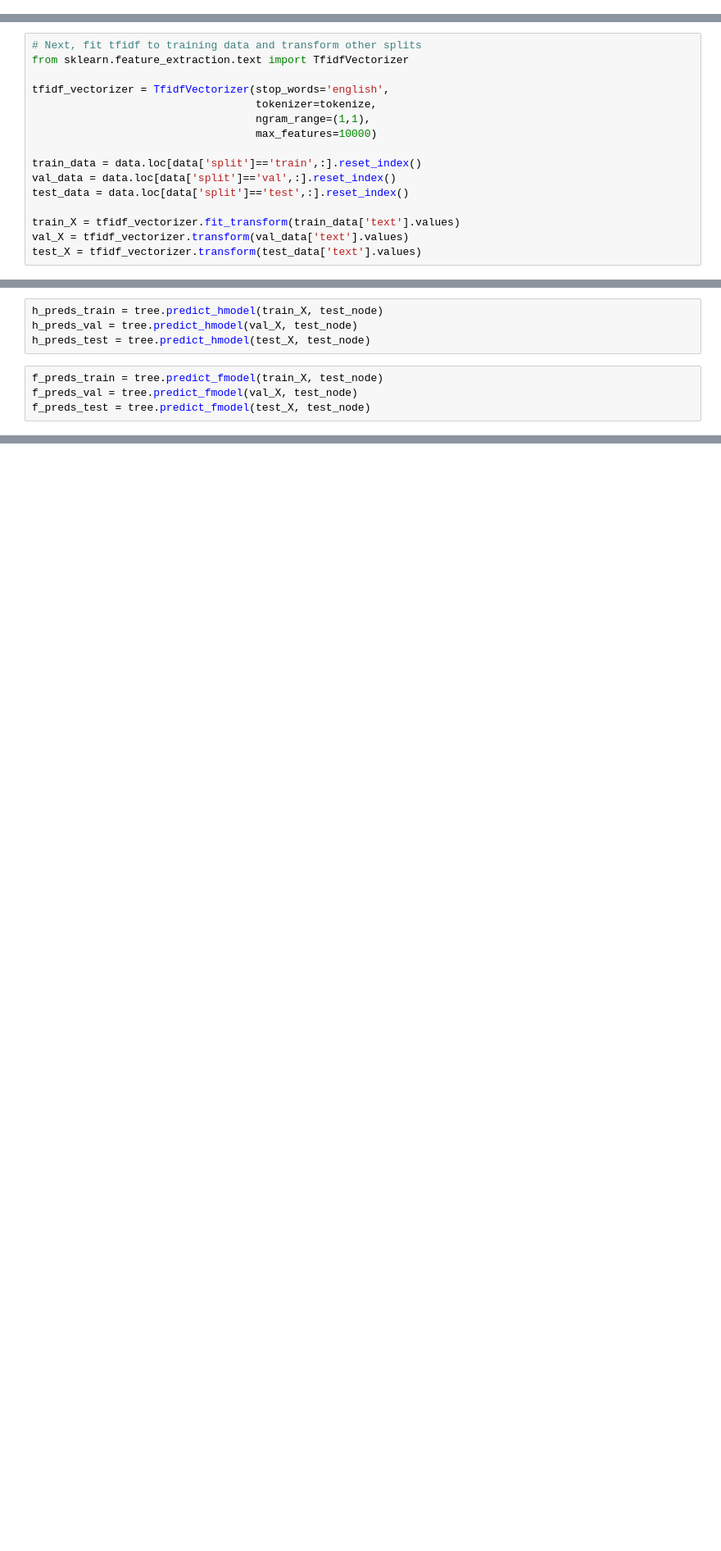
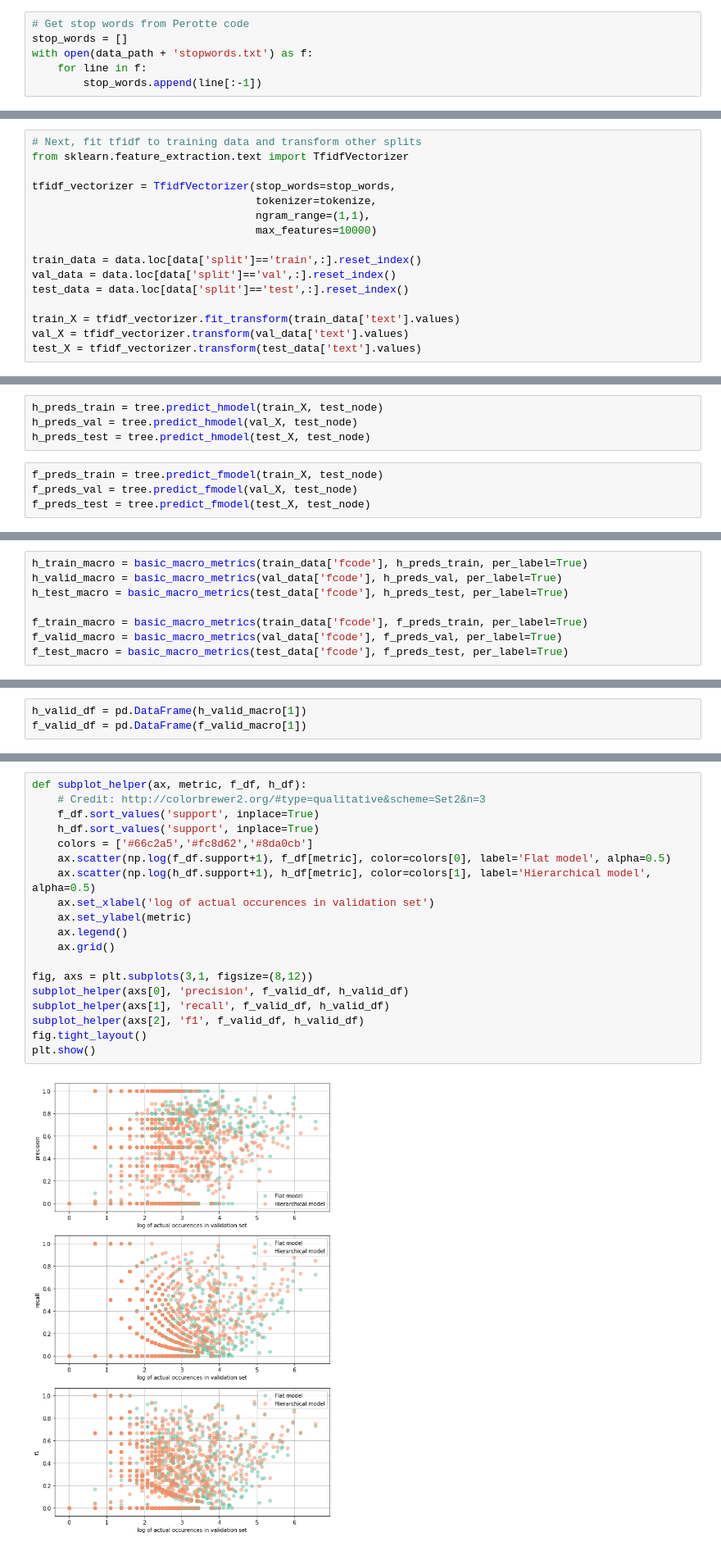
Before and after one commit to andrewdoss/cse6250-project, a Jupyter notebook: notebooks/svm-tests-MIMIC-III.ipynb, the cells around one changed output, grey strips where cells are left out. Shown at 82% size. Saved outputs shown, nothing was run; the diff lists cells and outputs as text; blank space fills up the shorter version.

Commit message:
Updated icd9, metrics, and analysis nb's

```diff
--- a/notebooks/svm-tests-MIMIC-III.ipynb
+++ b/notebooks/svm-tests-MIMIC-III.ipynb
@@ -27,0 +15,6 @@ data['text'] = data['text'].apply(preprocessor)
+# %%
+# Get stop words from Perotte code
+stop_words = []
+with open(data_path + 'stopwords.txt') as f:
+    for line in f:
+        stop_words.append(line[:-1])
@@ -31,7 +29,7 @@ For now, I will follow Perotte 2014 and use only the top 10,000 most frequent un
 # Next, fit tfidf to training data and transform other splits
 from sklearn.feature_extraction.text import TfidfVectorizer
 
-tfidf_vectorizer = TfidfVectorizer(stop_words='english',
+tfidf_vectorizer = TfidfVectorizer(stop_words=stop_words,
                                    tokenizer=tokenize,
                                    ngram_range=(1,1),
                                    max_features=10000)
@@ -145,0 +110,8 @@ Note: I am using the strict version of precision/recall where only exact code ma
+# %%
+h_train_macro = basic_macro_metrics(train_data['fcode'], h_preds_train, per_label=True)
+h_valid_macro = basic_macro_metrics(val_data['fcode'], h_preds_val, per_label=True)
+h_test_macro = basic_macro_metrics(test_data['fcode'], h_preds_test, per_label=True)
+
+f_train_macro = basic_macro_metrics(train_data['fcode'], f_preds_train, per_label=True)
+f_valid_macro = basic_macro_metrics(val_data['fcode'], f_preds_val, per_label=True)
+f_test_macro = basic_macro_metrics(test_data['fcode'], f_preds_test, per_label=True)
@@ -145,0 +149,3 @@ Note: I am using the strict version of precision/recall where only exact code ma
+# %%
+h_valid_df = pd.DataFrame(h_valid_macro[1])
+f_valid_df = pd.DataFrame(f_valid_macro[1])
@@ -145,0 +156,21 @@ Note: I am using the strict version of precision/recall where only exact code ma
+# %%
+def subplot_helper(ax, metric, f_df, h_df):
+    # Credit: http://colorbrewer2.org/#type=qualitative&scheme=Set2&n=3
+    f_df.sort_values('support', inplace=True)
+    h_df.sort_values('support', inplace=True)
+    colors = ['#66c2a5','#fc8d62','#8da0cb']
+    ax.scatter(np.log(f_df.support+1), f_df[metric], color=colors[0], label='Flat model', alpha=0.5)
+    ax.scatter(np.log(h_df.support+1), h_df[metric], color=colors[1], label='Hierarchical model', alpha=0.5)
+    ax.set_xlabel('log of actual occurences in validation set')
+    ax.set_ylabel(metric)
+    ax.legend()
+    ax.grid()
+
+fig, axs = plt.subplots(3,1, figsize=(8,12))
+subplot_helper(axs[0], 'precision', f_valid_df, h_valid_df)
+subplot_helper(axs[1], 'recall', f_valid_df, h_valid_df)
+subplot_helper(axs[2], 'f1', f_valid_df, h_valid_df)
+fig.tight_layout()
+plt.show()
+# %% [output]
+[figure, added]
```
Also changed, not shown: parts of 15 cells of this notebook, 4 other files.
